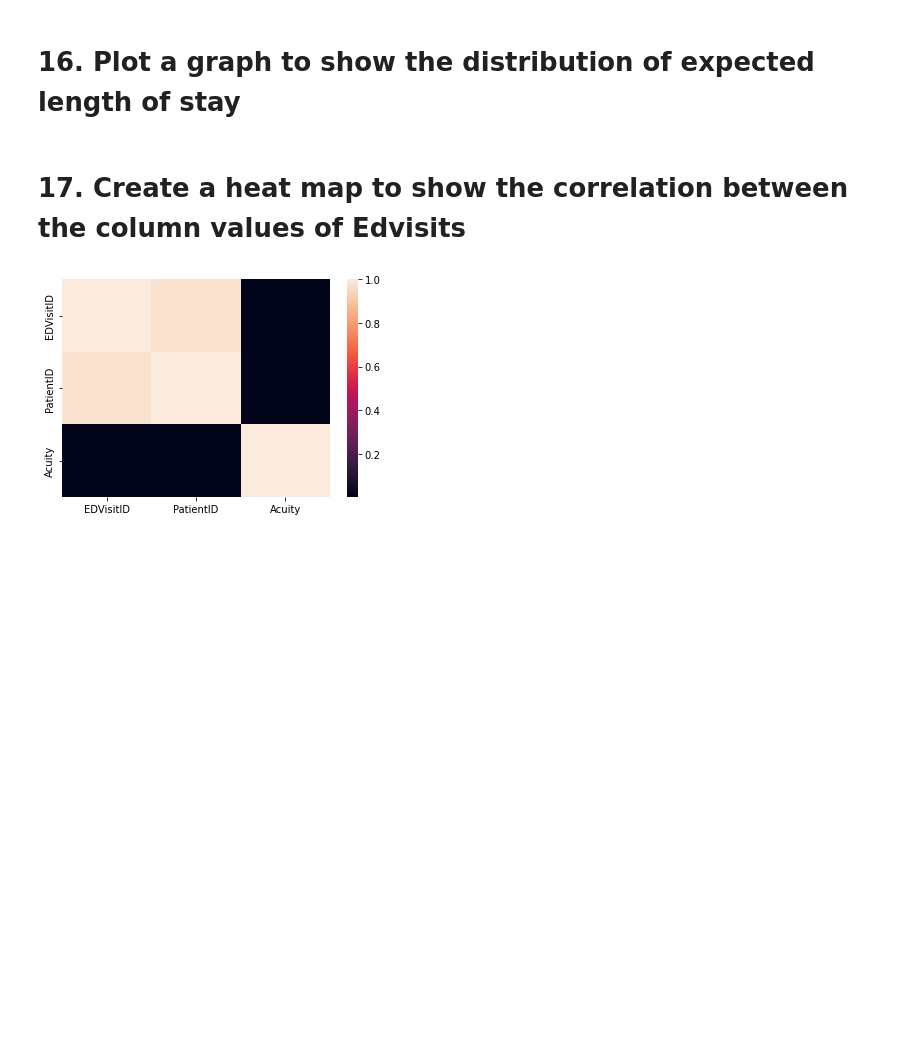
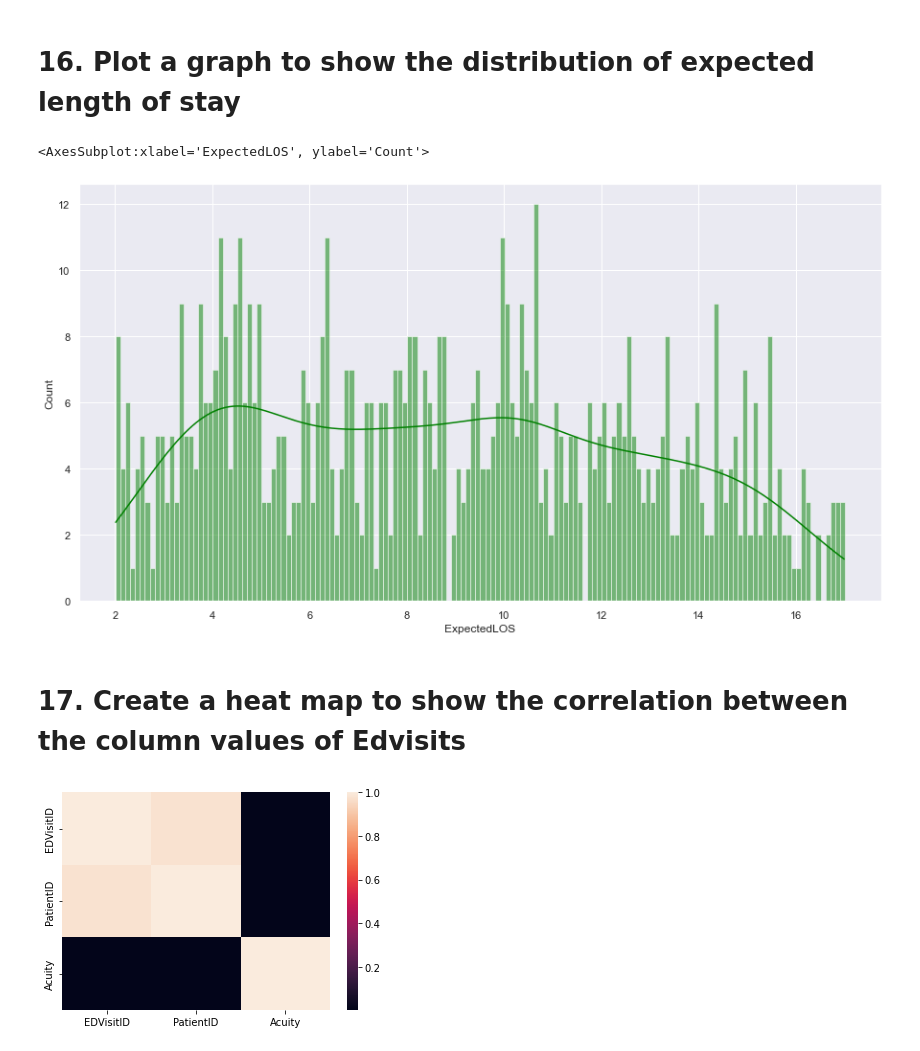
Before and after one commit to sharmaruchi02/Python_heckathon, a Jupyter notebook: Python_Hackathon_DataNinjas.ipynb, the cells around one changed output. Cells and saved outputs as stored; diff of their text form; code cells hidden in the pictures; blank space fills up the shorter version.

```diff
--- a/Python_Hackathon_DataNinjas.ipynb
+++ b/Python_Hackathon_DataNinjas.ipynb
@@ -142,6 +164,12 @@ dfreadm.head()
 | 4 | 640 | 6 | 2018-01-01 | 2018-01-05 14:18:30.029 | Home | ICU | Heart Failure | ... |
 # %% [markdown]
 # 16. Plot a graph to show the distribution of expected length of stay
+# %%
+sns.set(rc = {'figure.figsize':(15,8)})
+sns.histplot(data =dfreadm , x = 'ExpectedLOS',bins= 60 ,binwidth = 0.1, kde = True,color = 'green')
+# %% [output]
+<AxesSubplot:xlabel='ExpectedLOS', ylabel='Count'>
+[figure, added]
 # %% [markdown]
 # 17. Create a heat map to show the correlation between the column values of Edvisits
 # %%
```
Also changed, not shown: parts of 24 cells of this notebook.
